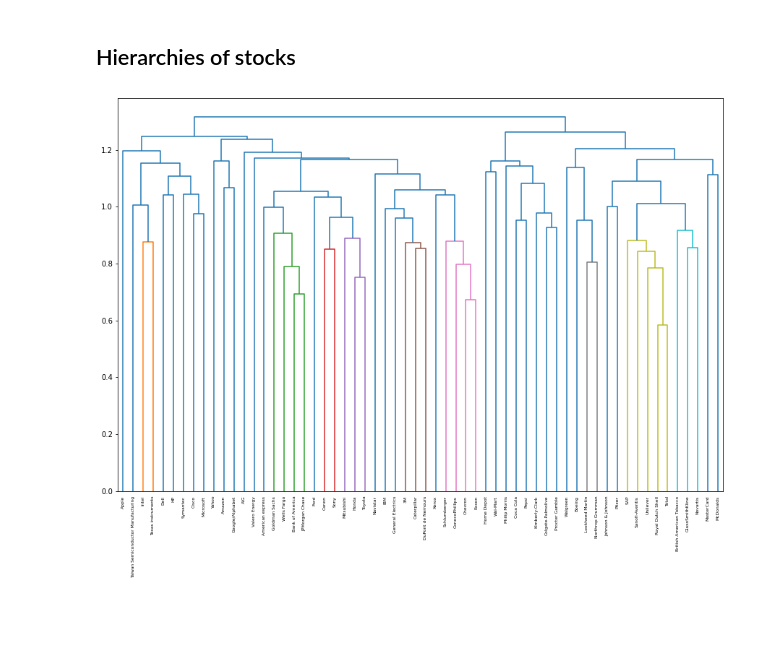
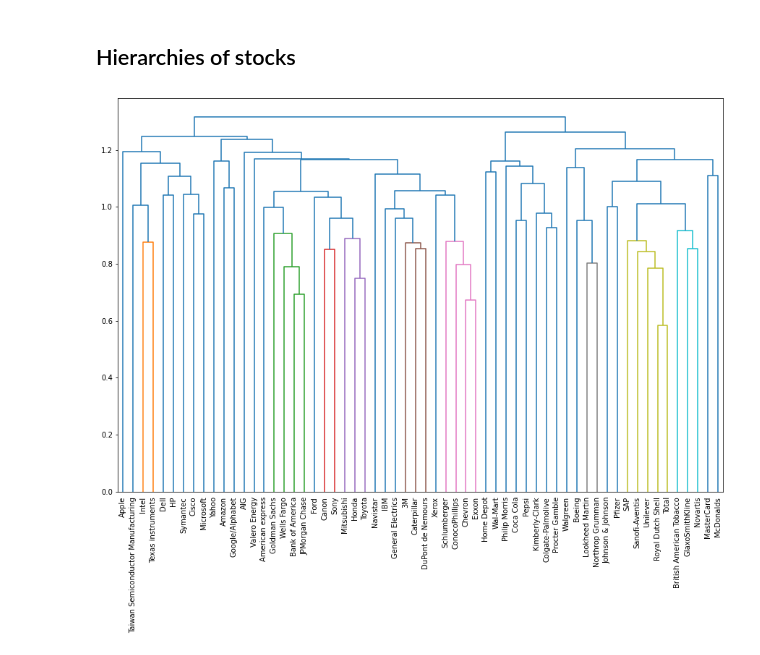
Before and after one commit to kipmadden/Unsupervised-Learning-with-scikit-learn, a Jupyter notebook: Stock price clustering.ipynb, the cells around one changed output. Saved outputs shown, nothing was run; the diff lists cells and outputs as text; code cells hidden in the pictures; blank space fills up the shorter version.

```diff
--- a/Stock price clustering.ipynb
+++ b/Stock price clustering.ipynb
@@ -137,11 +137,11 @@ mergings = linkage(normalized_movements, method='complete')
 # %%
 # Plot the dendrogram
 fig, ax = plt.subplots(figsize=(15,10))
 dendrogram(mergings,
            labels=companies,
            leaf_rotation=90,
-           leaf_font_size=6,
+           leaf_font_size=10,
           ax = ax)
 plt.show()
 # %% [output]
-[figure, old version]
+[figure, new version]
```
Also changed, not shown: 2 other files.
